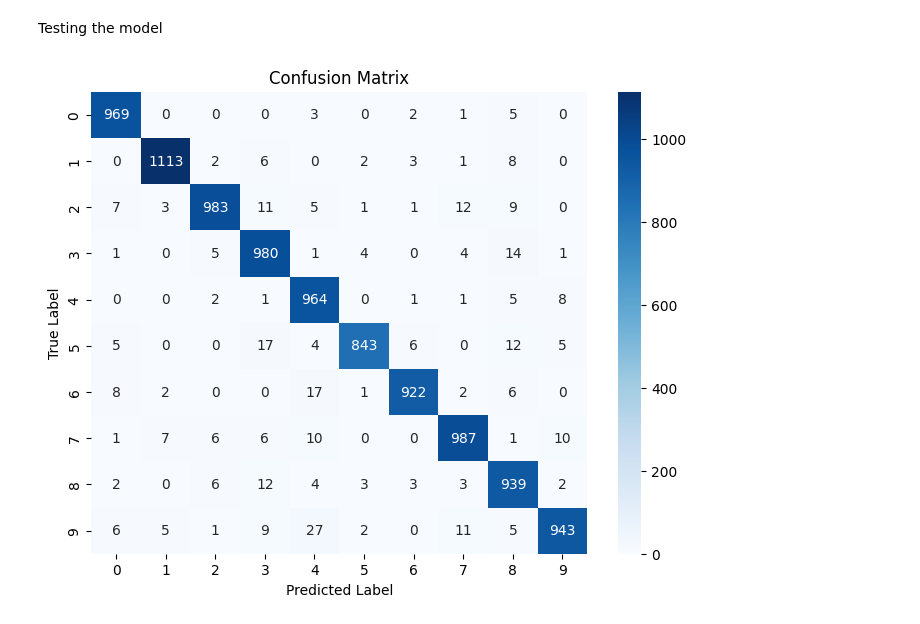
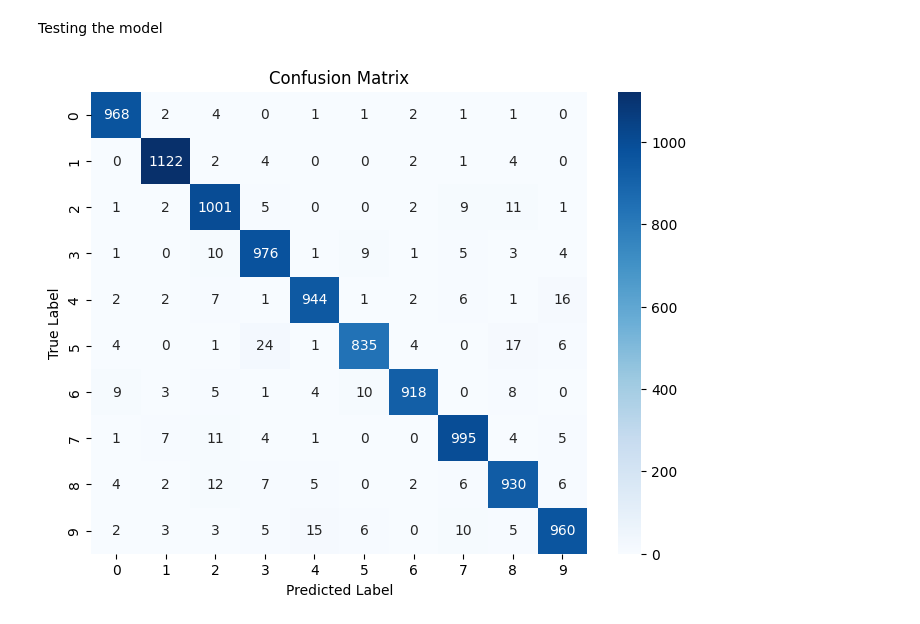
Before and after one commit to Elsoja/Feed-Forward-Network, a Jupyter notebook: neural_networks.ipynb, the cells around one changed output. Cells and saved outputs as stored; diff of their text form; code cells hidden in the pictures.

Commit message:
Se logró mejorar la red para modelo 2 y 3

```diff
--- a/neural_networks.ipynb
+++ b/neural_networks.ipynb
@@ -116,6 +110,5 @@ Training the Neural Network
 import torch.optim as optim
 
 criterion = nn.CrossEntropyLoss() # Función de pérdida para clasificación multiclase
-optimizer = optim.Adam(model.parameters(), lr=0.001) # lr (learning rate) controla el tamaño de cada actualización
 # %% [markdown]
 Establecemos la función de perdida, la cual internamente aplica softmax + cross entropy.
@@ -241,39 +305,36 @@ Val Loss: 2.3021 | Val Accuracy: 0.1064
 # %% [markdown]
 Testing the model
 # %%
-import seaborn as sns
-import matplotlib.pyplot as plt
-import numpy as np
 
 # 1. Recolectar todas las predicciones y etiquetas reales procesando por batches
 all_preds = []
 all_labels = []
 
-model.eval()
+model1.eval()
 with torch.no_grad():
     for x_batch, y_batch in test_loader:
-        output = model(x_batch)
+        output = model1(x_batch)
         predictions = output.argmax(dim=1)
 
         # .cpu().numpy() convierte los tensores de PyTorch de vuelta a arrays de NumPy
         all_preds.extend(predictions.cpu().numpy())
         all_labels.extend(y_batch.cpu().numpy())
 
 # 2. Inicializar la matriz de confusión (10x10) en ceros
 conf_matrix = np.zeros((10, 10), dtype=int)
 
 # 3. Llenar la matriz contando las coincidencias
 for true_label, pred_label in zip(all_labels, all_preds):
     conf_matrix[true_label, pred_label] += 1
 
 # 4. Graficar el resultado con Seaborn
 plt.figure(figsize=(8, 6))
 sns.heatmap(conf_matrix, annot=True, fmt='d', cmap='Blues',
             xticklabels=[str(i) for i in range(10)],
             yticklabels=[str(i) for i in range(10)])
 plt.xlabel('Predicted Label')
 plt.ylabel('True Label')
 plt.title('Confusion Matrix')
 plt.show()
 # %% [output]
-[figure, old version]
+[figure, new version]
```
Also changed, not shown: parts of 15 cells of this notebook.
